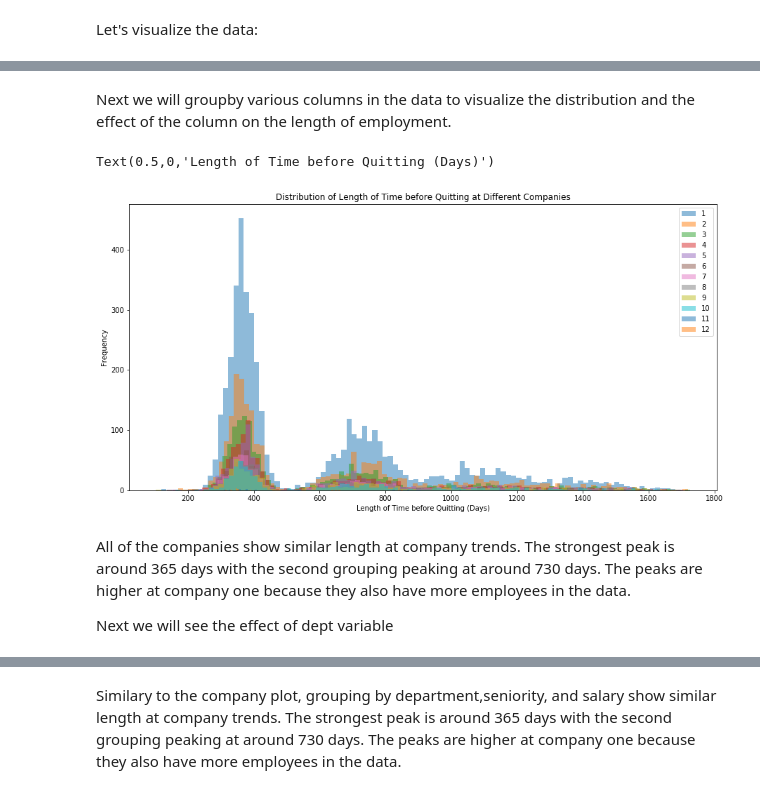
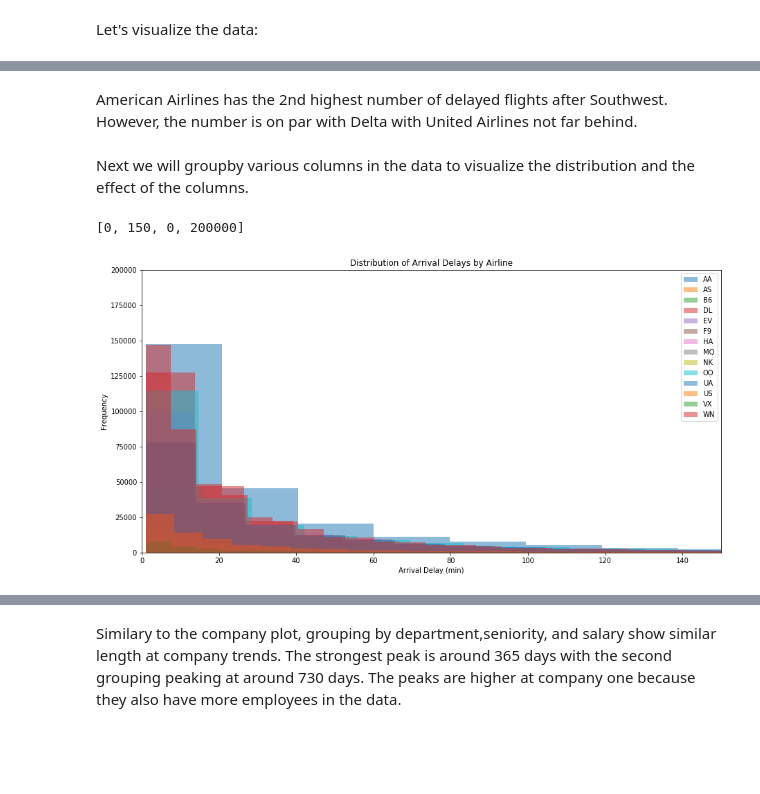
Before and after one commit to Saul-S-Lee/flight-delay, a Jupyter notebook: Saul_Lee_Marubeni_Data_Challenge.ipynb, the cells around one changed output, grey strips where cells are left out. Saved outputs shown, nothing was run; the diff lists cells and outputs as text; code cells hidden in the pictures; blank space fills up the shorter version.

```diff
--- a/Saul_Lee_Marubeni_Data_Challenge.ipynb
+++ b/Saul_Lee_Marubeni_Data_Challenge.ipynb
@@ -583,4 +649,0 @@ holiday_Array = holidayMarker(holidays_df,df_delayed,[0,3,5])
-# %%
-df_delayed['Holiday'] = holiday_Array[:,0]
-df_delayed['Holiday_3'] = holiday_Array[:,1]
-df_delayed['Holiday_5'] = holiday_Array[:,2]
@@ -613,5 +649,0 @@ df_delayed['TAIL_NUMBER_enc'], TAIL_NUMBER_encoder = encoder(df_delayed['TAIL_NU
-# %%
-# we already have an encoder for the AIRPORT.  we will use the same one so the codes are the same
-df_delayed['ORIGIN_AIRPORT_enc'] = airport_encoder.transform(df_delayed['ORIGIN_AIRPORT_fixed'].values)
-# %%
-df_delayed['DESTINATION_AIRPORT_enc'] = airport_encoder.transform(df_delayed['DESTINATION_AIRPORT_fixed'].values)
@@ -688,2 +773,4 @@ quits_df = raw_df[raw_df['still_employed'] == 0]
+# %% [markdown]
+American Airlines has the 2nd highest number of delayed flights after Southwest.  However, the number is on par with Delta with United Airlines not far behind.
 # %% [markdown]
-Next we will groupby various columns in the data to visualize the distribution and the effect of the column on the length of employment.
+Next we will groupby various columns in the data to visualize the distribution and the effect of the columns.
@@ -693,12 +777,12 @@ grouped_company = quits_df.groupby(['company_id'])['length_at_company']
+# %%
+# lets examine the delayed flights
+grouped = df_delayed[y_labels == 1].groupby(['AIRLINE'])['ARRIVAL_DELAY']
 # %%
-grouped_company.plot.hist(bins=100,stacked=True,alpha=0.5,figsize=(15,7.5))
+grouped.plot.hist(bins=100,stacked=True,alpha=0.5,figsize=(15,7.5))
 plt.legend()
-plt.title('Distribution of Length of Time before Quitting at Different Companies')
-plt.xlabel('Length of Time before Quitting (Days)')
+plt.title('Distribution of Arrival Delays by Airline')
+plt.xlabel('Arrival Delay (min)')
+plt.axis([0,150,0,200000])
 # %% [output]
-Text(0.5,0,'Length of Time before Quitting (Days)')
+[0, 150, 0, 200000]
-[figure, old version]
+[figure, new version]
-# %% [markdown]
-All of the companies show similar length at company trends.  The strongest peak is around 365 days with the second grouping peaking at around 730 days.  The peaks are higher at company one because they also have more employees in the data.
-
-Next we will see the effect of dept variable
```
Also changed, not shown: parts of 141 cells of this notebook.
